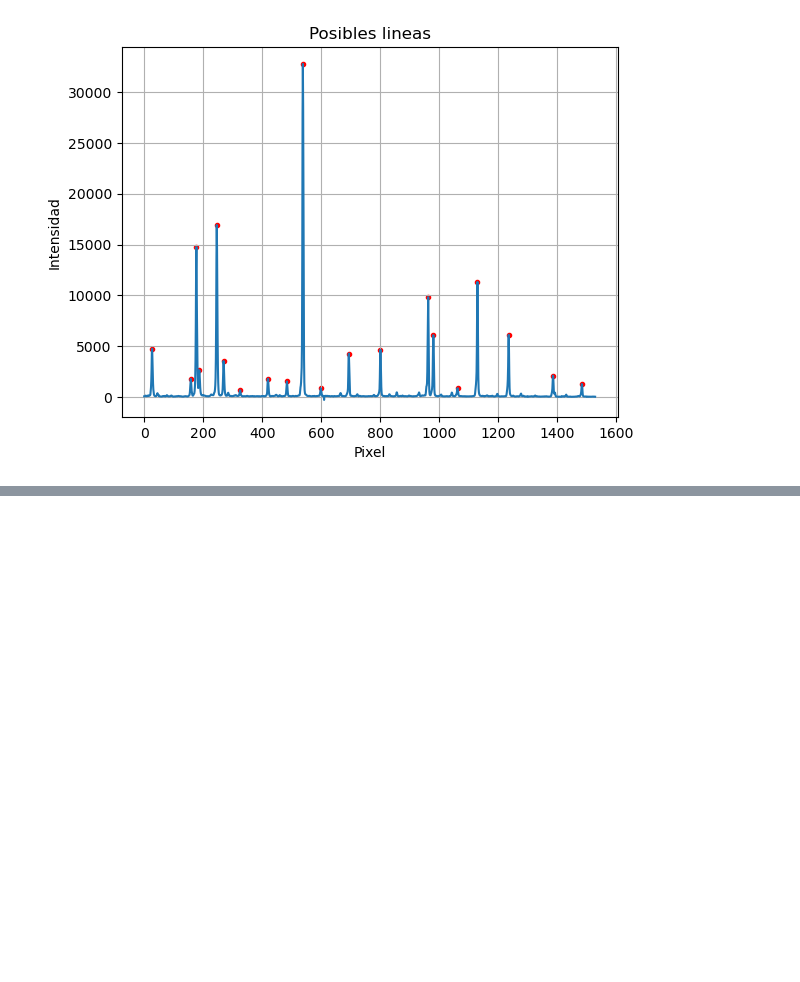
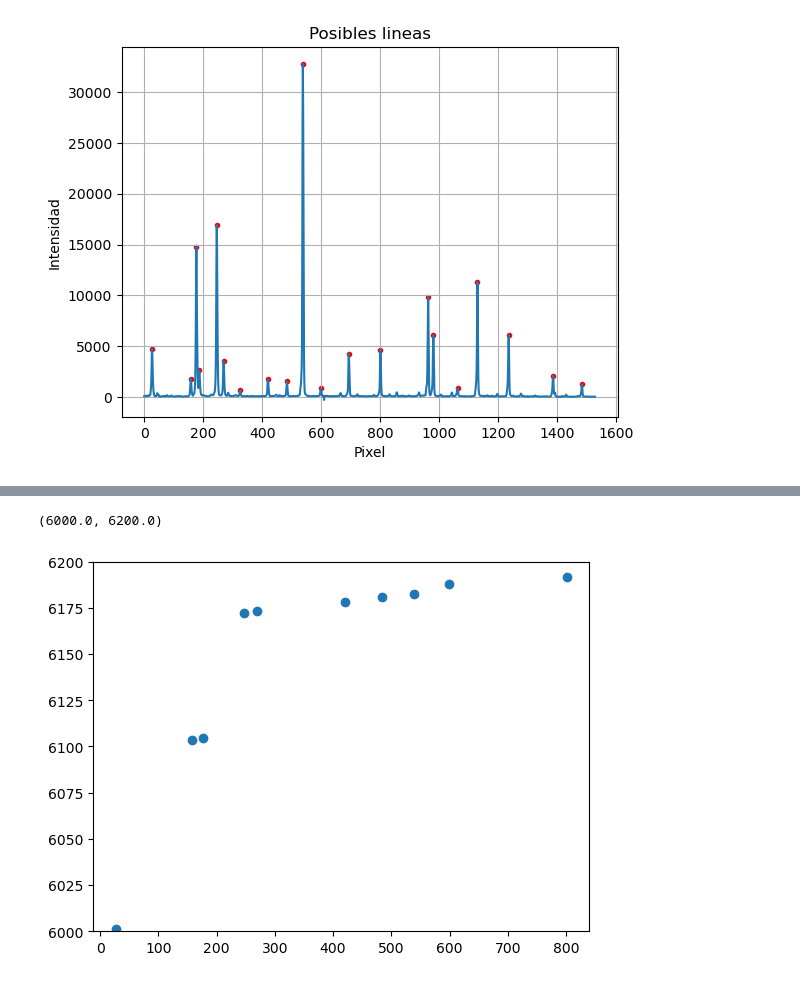
Before and after one commit to ccuellarn/Torium-Operation, a Jupyter notebook: Analisis.ipynb, the cells around one changed output, grey strips where cells are left out. Cells and saved outputs as stored; diff of their text form; code cells hidden in the pictures; blank space fills up the shorter version.

```diff
--- a/Analisis.ipynb
+++ b/Analisis.ipynb
@@ -100,2 +99,8 @@ Datafit
 | 11 | 693.858760 | 4542.580238 | 0.00 |
 | 12 | 801.073493 | 4889.501828 | 6191.91 |
+# %%
+plt.scatter(Datafit['Pixel'],Datafit['Catalogo longitud'])
+plt.ylim(6000,6200)
+# %% [output]
+(6000.0, 6200.0)
+[figure, added]
```
Also changed, not shown: parts of 1 cell of this notebook.
